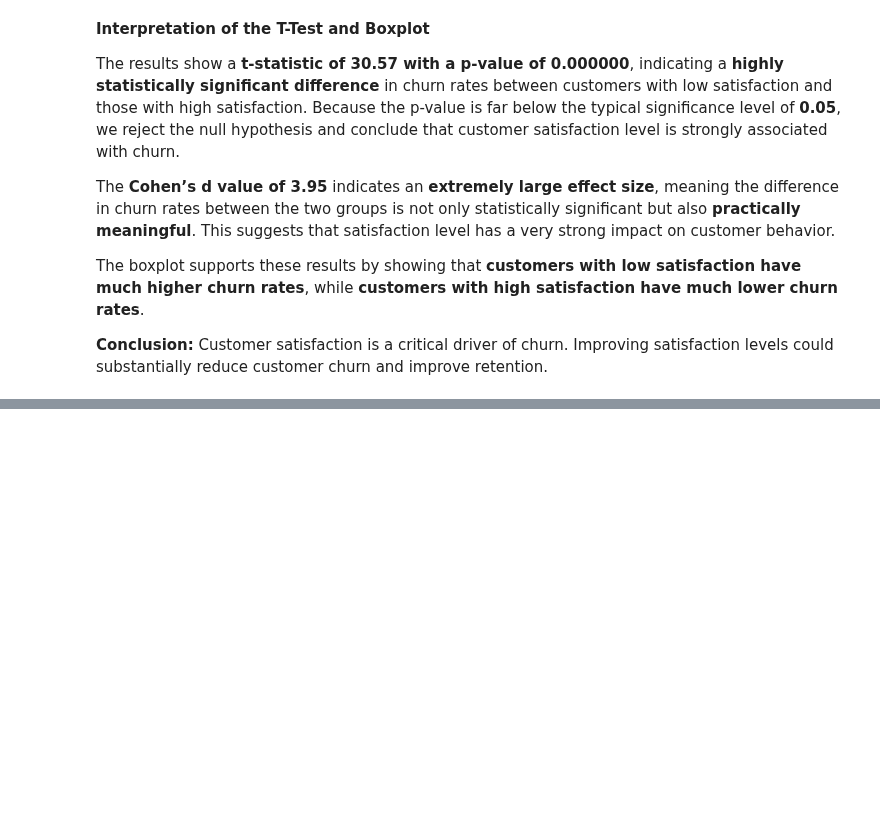
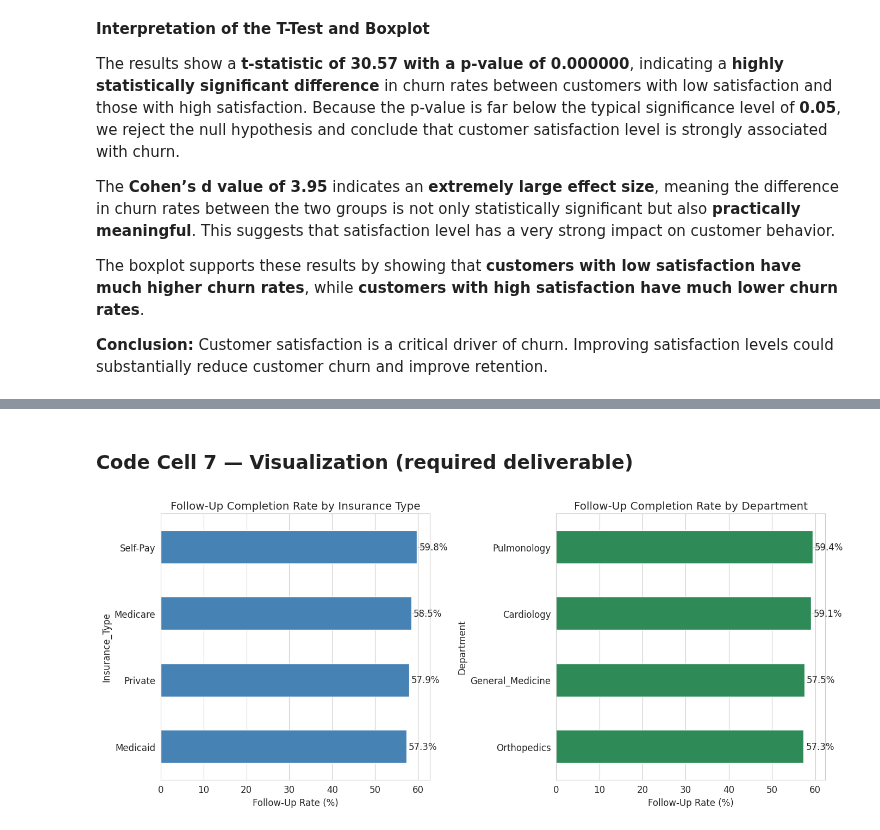
Before and after one commit to hawa1983/MG-628, a Jupyter notebook: Midterm_Regression_Project.ipynb, the cells around one changed output, grey strips where cells are left out. Cells and saved outputs as stored; diff of their text form; code cells hidden in the pictures; blank space fills up the shorter version.

```diff
--- a/Midterm_Regression_Project.ipynb
+++ b/Midterm_Regression_Project.ipynb
@@ -1050,0 +1797,13 @@ The boxplot supports these results by showing that **customers with low satisfac
+# %%
+import pandas as pd
+import numpy as np
+import matplotlib.pyplot as plt
+
+# Convert Yes/No to binary
+yes_no_map = {"Yes":1, "No":0}
+
+df["Followup_Flag"] = df["Followup_Completed"].map(yes_no_map)
+df["Weekend_Flag"] = df["Weekend_Discharge"].map(yes_no_map)
+
+# Drop missing follow-up rows
+df_analysis = df.dropna(subset=["Followup_Flag"])
@@ -1050,0 +1822,6 @@ The boxplot supports these results by showing that **customers with low satisfac
+# %%
+df_analysis["Age_Group"] = pd.cut(
+    df_analysis["Age"],
+    bins=[0,30,45,60,75,100],
+    labels=["<30","30-44","45-59","60-74","75+"]
+)
@@ -1050,0 +1918,42 @@ The boxplot supports these results by showing that **customers with low satisfac
+# %% [markdown]
+### Code Cell 7 — Visualization (required deliverable)
+# %%
+insurance_rates = followup_rate_by("Insurance_Type")
+dept_rates = followup_rate_by("Department")
+
+fig, axes = plt.subplots(1,2, figsize=(14,6))
+
+# --- Insurance chart ---
+insurance_rates.plot(
+    kind="barh",
+    ax=axes[0],
+    color="steelblue"
+)
+
+axes[0].set_title("Follow-Up Completion Rate by Insurance Type")
+axes[0].set_xlabel("Follow-Up Rate (%)")
+
+# annotate bars
+for i, v in enumerate(insurance_rates):
+    axes[0].text(v + 0.5, i, f"{v:.1f}%", va='center')
+
+
+# --- Department chart ---
+dept_rates.plot(
+    kind="barh",
+    ax=axes[1],
+    color="seagreen"
+)
+
+axes[1].set_title("Follow-Up Completion Rate by Department")
+axes[1].set_xlabel("Follow-Up Rate (%)")
+
+# annotate bars
+for i, v in enumerate(dept_rates):
+    axes[1].text(v + 0.5, i, f"{v:.1f}%", va='center')
+
+plt.tight_layout()
+plt.savefig("followup_profile_analysis.png", dpi=150)
+plt.show()
+# %% [output]
+[figure, added]
```
Also changed, not shown: parts of 44 cells of this notebook.
